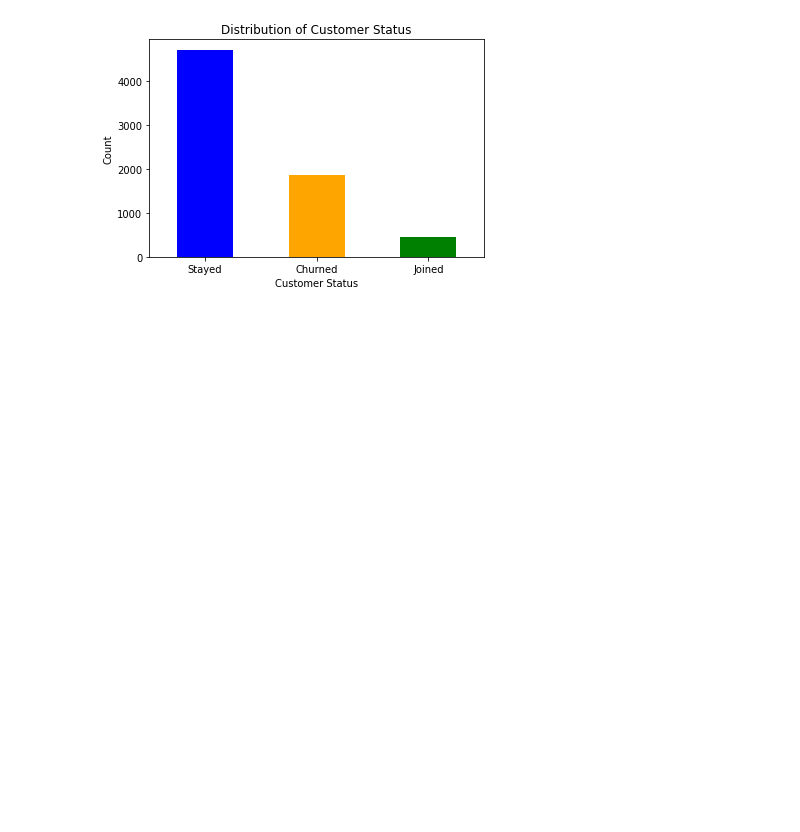
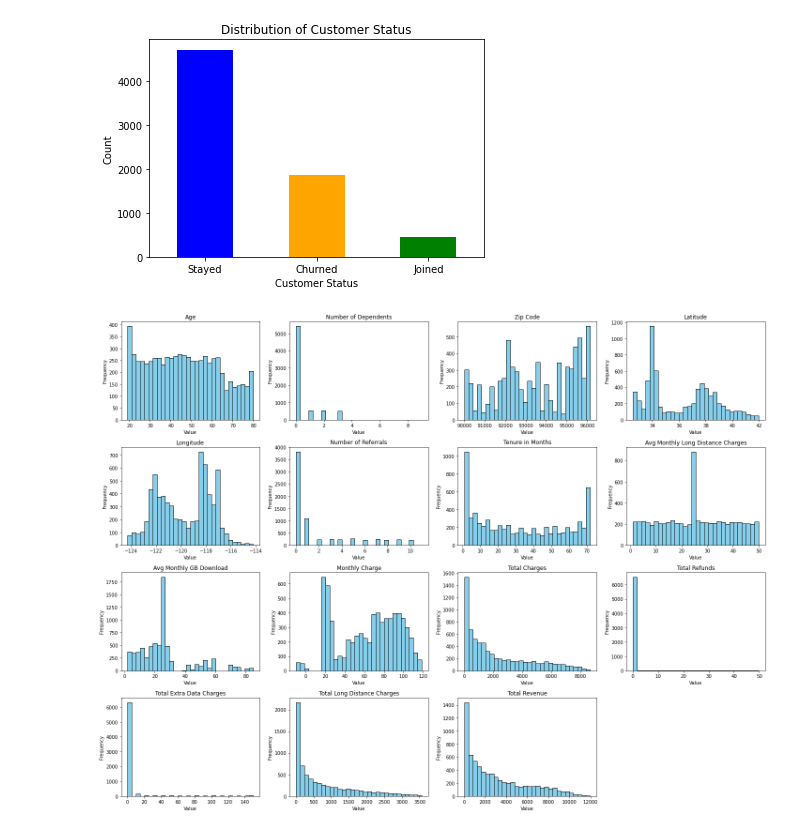
Before and after one commit to farhan-aziz06/Cutomer-Churn-Prediction, a Jupyter notebook: Customer Churn.ipynb, the cells around one changed output. Saved outputs shown, nothing was run; the diff lists cells and outputs as text; code cells hidden in the pictures; blank space fills up the shorter version.

```diff
--- a/Customer Churn.ipynb
+++ b/Customer Churn.ipynb
@@ -308,3 +309,35 @@ plt.xticks(rotation=0)
 plt.show()
 # %% [output]
 [figure]
+# %%
+numerical_columns = ['Age', 'Number of Dependents', 'Zip Code', 'Latitude', 'Longitude',
+                     'Number of Referrals', 'Tenure in Months',
+                     'Avg Monthly Long Distance Charges', 'Avg Monthly GB Download',
+                     'Monthly Charge', 'Total Charges', 'Total Refunds',
+                     'Total Extra Data Charges', 'Total Long Distance Charges',
+                     'Total Revenue']
+
+# Create subplots: 4 rows, 4 columns (adjust rows/cols depending on the number of features)
+fig, axes = plt.subplots(nrows=4, ncols=4, figsize=(20, 15))
+
+# Flatten the axes array to easily iterate through it
+axes = axes.flatten()
+
+# Loop through each numerical column and create a histogram in a subplot
+for i, col in enumerate(numerical_columns):
+    df[col].plot(kind='hist', ax=axes[i], bins=30, color='skyblue', edgecolor='black')
+    axes[i].set_title(col)
+    axes[i].set_xlabel('Value')
+    axes[i].set_ylabel('Frequency')
+
+# # Hide any unused subplots (in case the number of columns doesn't fit perfectly in the grid)
+for j in range(i + 1, len(axes)):
+    axes[j].set_visible(False)
+
+# Adjust the layout to prevent overlap
+plt.tight_layout()
+
+# Show the figure
+plt.show()
+# %% [output]
+[figure, added]
```
Also changed, not shown: parts of 26 cells of this notebook.
